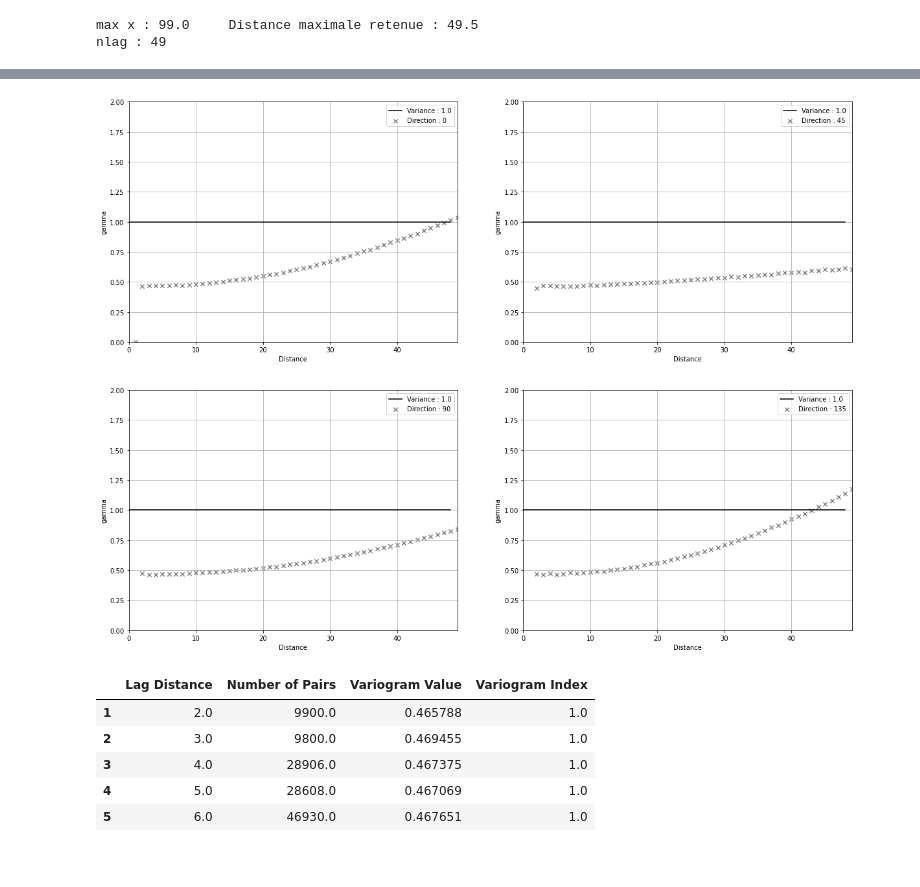
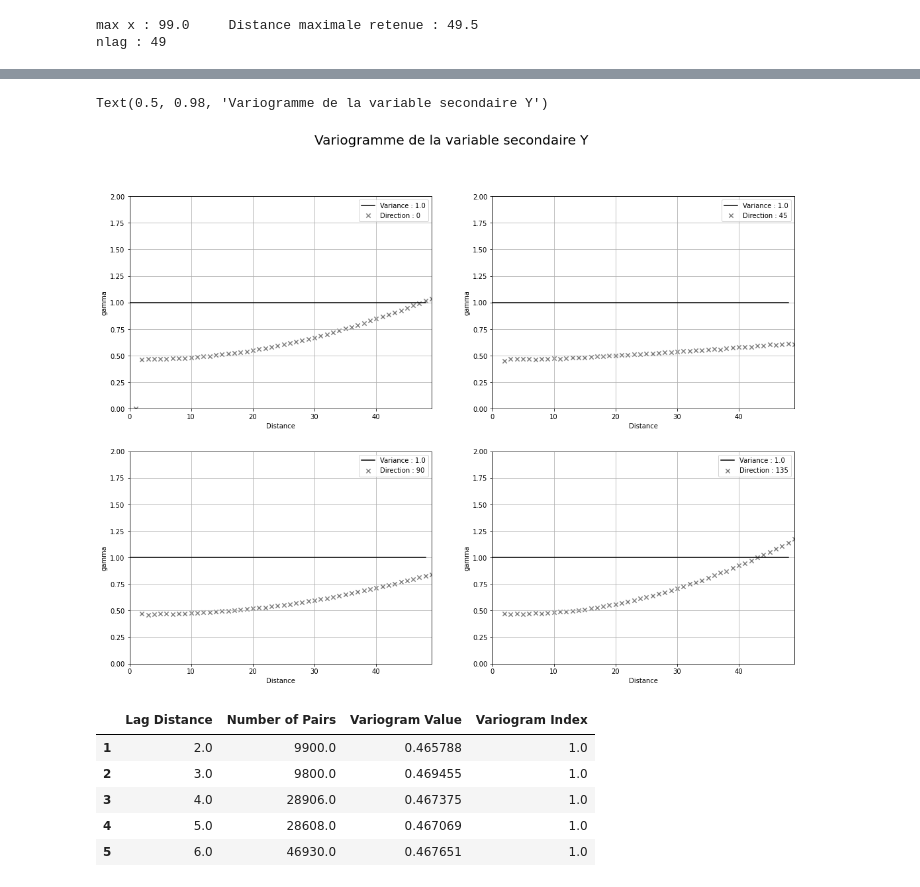
Before and after one commit to a-ayari03/UAV-PIREN, a Jupyter notebook: AA_cas_synthetiqueV4.ipynb, the cells around one changed output, grey strips where cells are left out. Saved outputs shown, nothing was run; the diff lists cells and outputs as text; code cells hidden in the pictures.

```diff
--- a/AA_cas_synthetiqueV4.ipynb
+++ b/AA_cas_synthetiqueV4.ipynb
@@ -334,27 +339,29 @@ RUN TIME : 1.4230611000020872
 # %%
 var_y = float("{:.2f}".format(Z.var()))
 ones = np.ones(shape=(int(L))) * var_y
 H    = np.arange(0,int(L))
-fig,ax=plt.subplots(2,2,figsize = (20,15))
+fig,ax=plt.subplots(2,2,figsize = (18,13))
 ii = 0
 jj = 0
 for Dir in direction :
     dist_dir = dist[Dir]
     gam_dir = gam[Dir]
     ax[ii,jj].scatter(dist_dir,gam_dir,40,marker = 'x',color = "grey",label = str("Direction : " + str(Dir)))
     ax[ii,jj].plot(H,ones,"black", label = "Variance : " + str(var_y))
     ax[ii,jj].set_xlabel('Distance')
     ax[ii,jj].set_ylabel('gamma')
     ax[ii,jj].grid()
     ax[ii,jj].legend()
     ax[ii,jj].set_ylim([0,2])
     ax[ii,jj].set_xlim([0,max(dist_dir)])
     jj += 1
     if jj == 2 :
         ii += 1
         jj = 0
+fig.suptitle("Variogramme de la variable secondaire Y", size = 20)
 # %% [output]
+Text(0.5, 0.98, 'Variogramme de la variable secondaire Y')
-[figure, old version]
+[figure, new version]
 # %%
 ## MAJOR DIRECTION / MINOR DIRECTION :
 Direction = {"Major" : 0,
```
Also changed, not shown: parts of 87 cells of this notebook, 4 other files.
